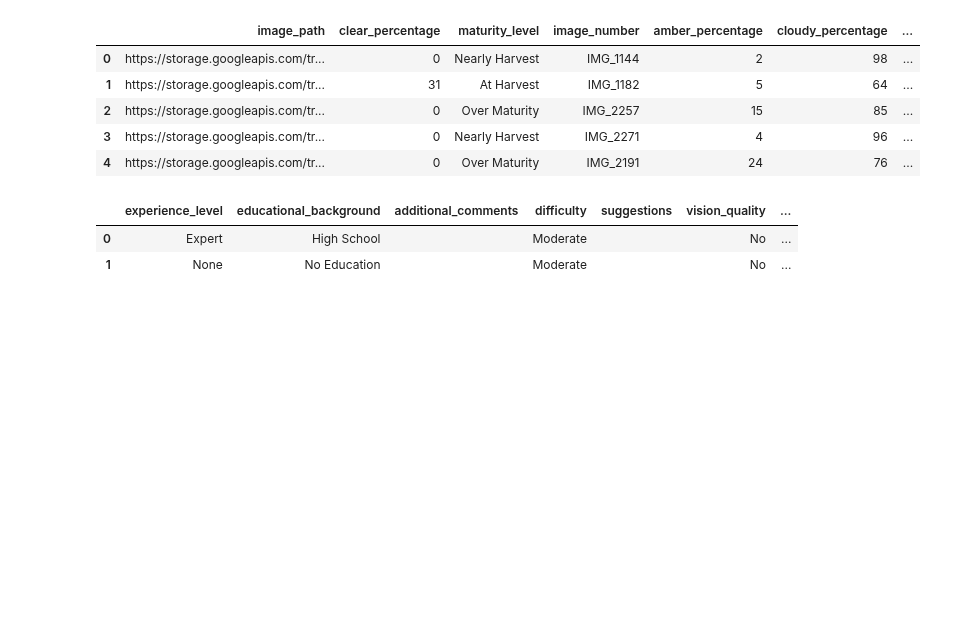
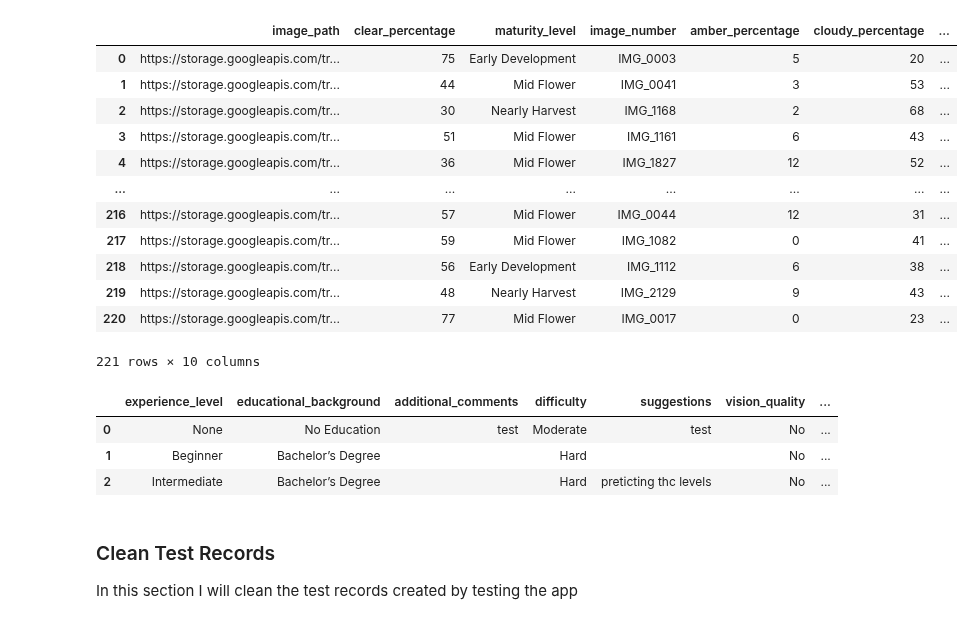
Before and after one commit to elorberb/thesis, a Jupyter notebook: src/app/database_review.ipynb, the cells around one changed output. Drawn from its saved outputs; the diff is of its cells as text; code cells hidden in the pictures; blank space fills up the shorter version.

Commit message:
analyze the users experiment

```diff
--- a/src/app/database_review.ipynb
+++ b/src/app/database_review.ipynb
@@ -51,15 +61,26 @@ participants_df
 # %%
-experiment_feedback_df.head()
+experiment_feedback_df
 # %% [output]
 |  | image_path | clear_percentage | maturity_level | image_number | amber_percentage | cloudy_percentage | ... |
-| 0 | https://storage.googleapis.com/tr... | 0 | Nearly Harvest | IMG_1144 | 2 | 98 | ... |
-| 1 | https://storage.googleapis.com/tr... | 31 | At Harvest | IMG_1182 | 5 | 64 | ... |
-| 2 | https://storage.googleapis.com/tr... | 0 | Over Maturity | IMG_2257 | 15 | 85 | ... |
-| 3 | https://storage.googleapis.com/tr... | 0 | Nearly Harvest | IMG_2271 | 4 | 96 | ... |
-| 4 | https://storage.googleapis.com/tr... | 0 | Over Maturity | IMG_2191 | 24 | 76 | ... |
+| 0 | https://storage.googleapis.com/tr... | 75 | Early Development | IMG_0003 | 5 | 20 | ... |
+| 1 | https://storage.googleapis.com/tr... | 44 | Mid Flower | IMG_0041 | 3 | 53 | ... |
+| 2 | https://storage.googleapis.com/tr... | 30 | Nearly Harvest | IMG_1168 | 2 | 68 | ... |
+| 3 | https://storage.googleapis.com/tr... | 51 | Mid Flower | IMG_1161 | 6 | 43 | ... |
+| 4 | https://storage.googleapis.com/tr... | 36 | Mid Flower | IMG_1827 | 12 | 52 | ... |
+| ... | ... | ... | ... | ... | ... | ... | ... |
+| 216 | https://storage.googleapis.com/tr... | 57 | Mid Flower | IMG_0044 | 12 | 31 | ... |
+| 217 | https://storage.googleapis.com/tr... | 59 | Mid Flower | IMG_1082 | 0 | 41 | ... |
+| 218 | https://storage.googleapis.com/tr... | 56 | Early Development | IMG_1112 | 6 | 38 | ... |
+| 219 | https://storage.googleapis.com/tr... | 48 | Nearly Harvest | IMG_2129 | 9 | 43 | ... |
+| 220 | https://storage.googleapis.com/tr... | 77 | Mid Flower | IMG_0017 | 0 | 23 | ... |
+221 rows × 10 columns
 # %%
-post_questionnaire_df.head()
+post_questionnaire_df
 # %% [output]
 |  | experience_level | educational_background | additional_comments | difficulty | suggestions | vision_quality | ... |
-| 0 | Expert | High School |  | Moderate |  | No | ... |
-| 1 | None | No Education |  | Moderate |  | No | ... |
+| 0 | None | No Education | test | Moderate | test | No | ... |
+| 1 | Beginner | Bachelor’s Degree |  | Hard |  | No | ... |
+| 2 | Intermediate | Bachelor’s Degree |  | Hard | preticting thc levels | No | ... |
+# %% [markdown]
+### Clean Test Records
+In this section I will clean the test records created by testing the app
```
Also changed, not shown: parts of 26 cells of this notebook, 1 other file.
